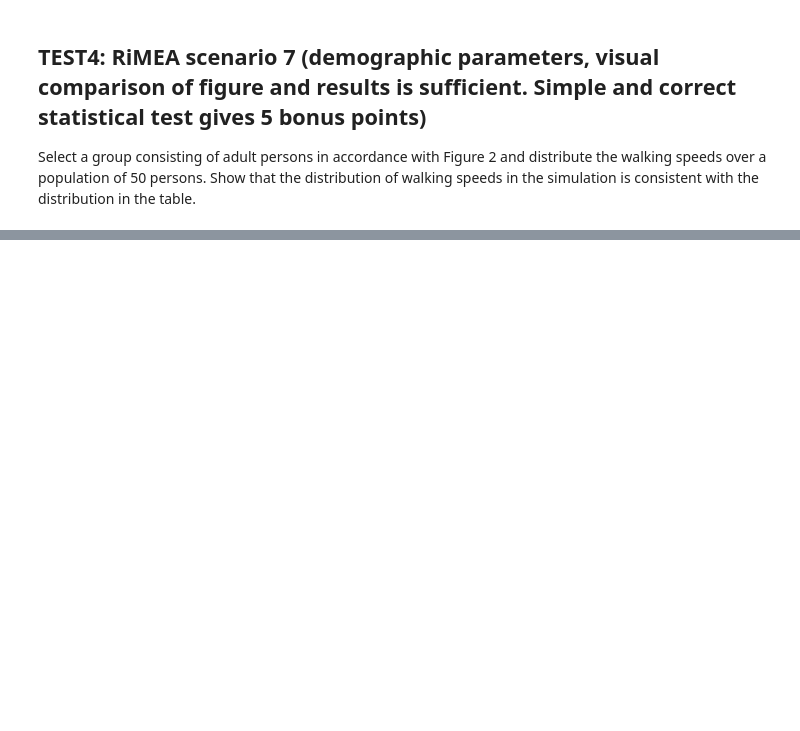
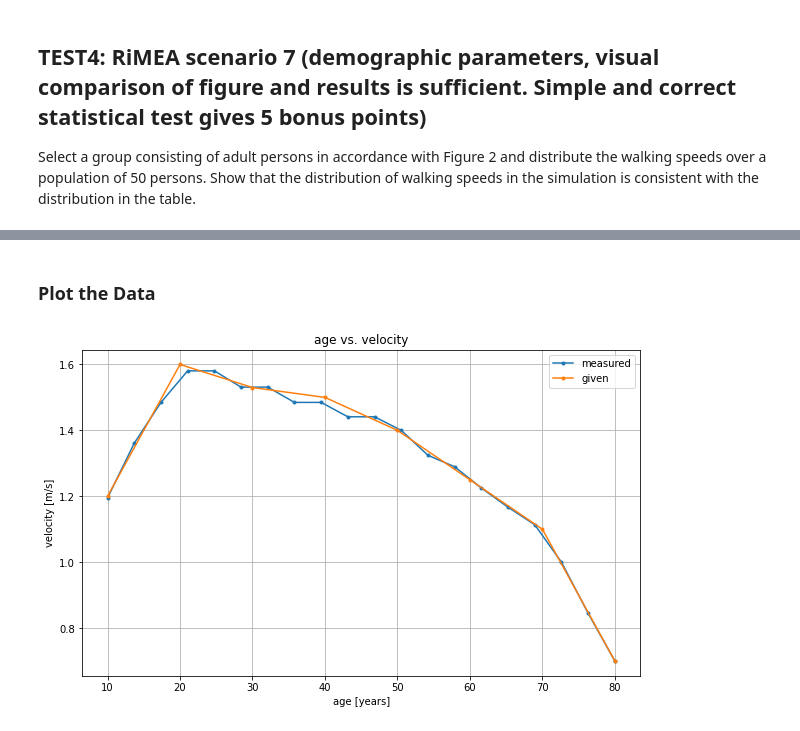
Before and after one commit to sonmikrafft-uni-MLCMS/ex1, a Jupyter notebook: task_5.ipynb, the cells around one changed output, grey strips where cells are left out. Cells and saved outputs as stored; diff of their text form; code cells hidden in the pictures; blank space fills up the shorter version.

Commit message:
First version of notebook for task 5

```diff
--- a/task_5.ipynb
+++ b/task_5.ipynb
@@ -127,13 +273,13 @@ Select a group consisting of adult persons in accordance with Figure 2 and distr
 # %%
 # define grid
-height, width = 50, 100
-cellularAutomaton_task5_rimea7 = CellularAutomaton((height, width))
+cellularAutomaton_task5_rimea7 = CellularAutomaton((HEIGHT, WIDTH))
 
 # place targets at the very end
-for i in range(height):
-    cellularAutomaton_task5_rimea7.add_target((i, width-1))
+for i in range(HEIGHT):
+    cellularAutomaton_task5_rimea7.add_target((i, WIDTH-1))
 
-# TODO place 50 pedestians with age according to figure on leftmost column.
+for i, (test_age, test_velocity) in enumerate(zip(test_ages, test_velocities)):
+    cellularAutomaton_task5_rimea7.add_pedestrian((i, 0), speed_desired=test_velocity, age=test_age)
 
-# visualize
-cellularAutomaton_task5_rimea7.visualize_state_grid()
+# simulate
+cellularAutomaton_task5_rimea7.simulate_until_no_change()
@@ -157,0 +308,21 @@ cellularAutomaton_task5_rimea7.visualize_state_grid()
+# %% [markdown]
+### Plot the Data
+# %%
+# analyze afterwards
+measured_velocities = {}
+for ped in cellularAutomaton_task5_rimea7.finished_pedestrians:
+    measured_velocities[ped['age']] = ped['travelled'] / ped['finish_iteration']
+
+# plot
+measured_velocities_sorted_by_age = dict(sorted(measured_velocities.items(), key=lambda item: item[0]))
+plt.figure(figsize = (10,6))
+plt.plot(measured_velocities_sorted_by_age.keys(), measured_velocities_sorted_by_age.values(), marker='.', label='measured')
+plt.plot(ages, velocities, marker='.', label='given')
+plt.xlabel('age [years]')
+plt.ylabel('velocity [m/s]')
+plt.title('age vs. velocity')
+plt.legend()
+plt.grid()
+fig.savefig('exports/age_vs_velocity.pdf')
+# %% [output]
+[figure, added]
```
Also changed, not shown: parts of 25 cells of this notebook, 2 other files.
